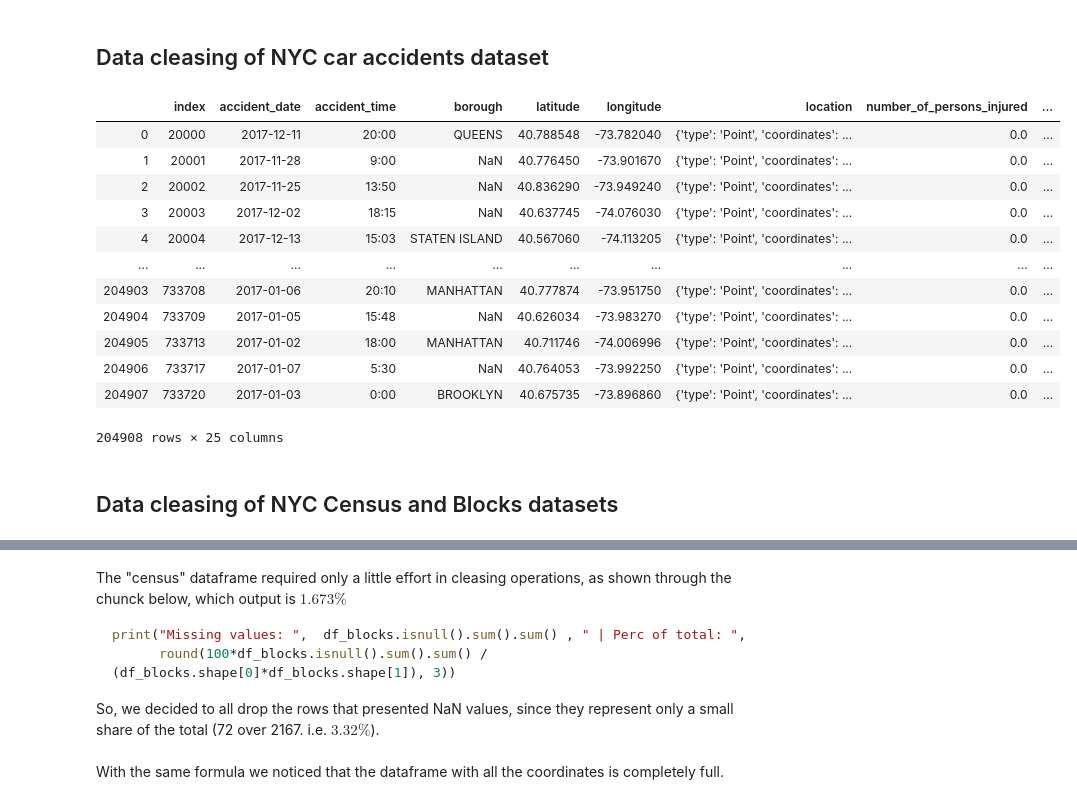
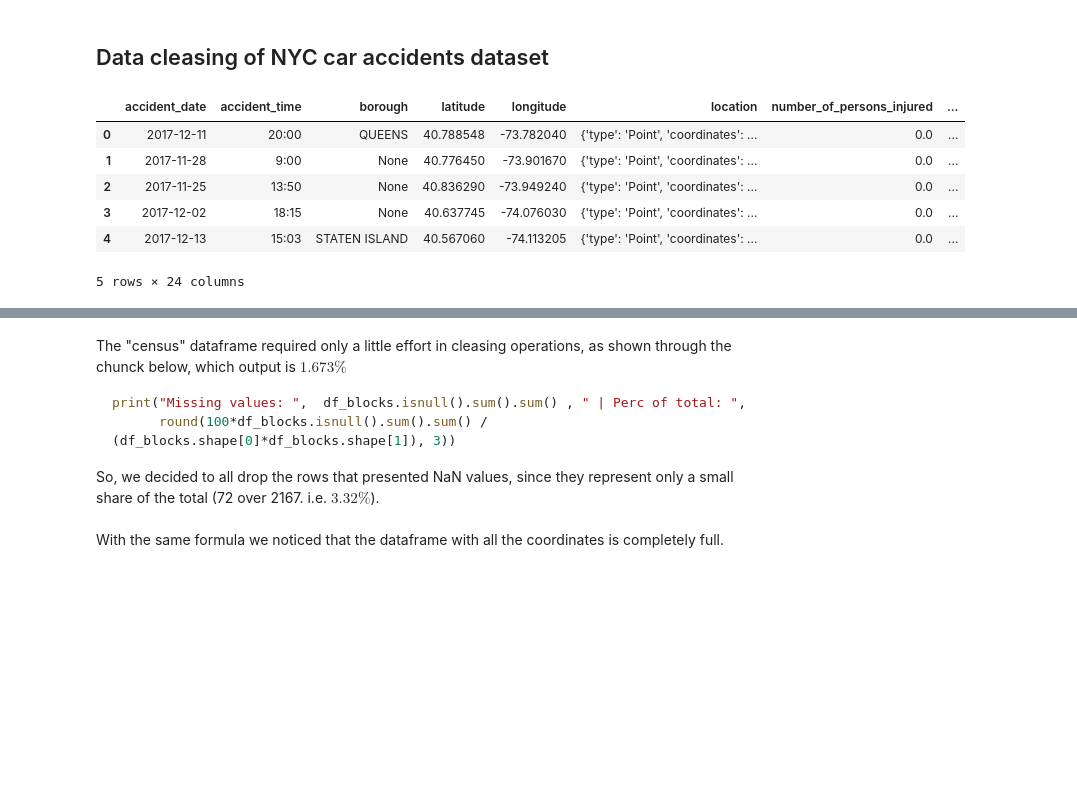
Before and after one commit to giuliosmall/Predicting-Energy-Consumption, a Jupyter notebook: Project_LISA.ipynb, the cells around one changed output, grey strips where cells are left out. Drawn from its saved outputs; the diff is of its cells as text; code cells hidden in the pictures; blank space fills up the shorter version.

```diff
--- a/Project_LISA.ipynb
+++ b/Project_LISA.ipynb
@@ -32,8 +32,7 @@ import Data_cleaner as cle
 # filename = "/Users/matti/Desktop/BA Second Year/3. Lab of Information systems and analytics/3. Project/NYC_Airbnb_2017.csv"
 # filename1 = "/Users/matti/Desktop/BA Second Year/3. Lab of Information systems and analytics/3. Project/NYC_house_price.csv"
 # %%
-airbnb = pd.read_csv("/Users/matti/Desktop/BA Second Year/3. Lab of Information systems and analytics/3. Project/NYC_Airbnb_2017.csv",
-                    low_memory = False)
-house_price = pd.read_csv("/Users/matti/Desktop/BA Second Year/3. Lab of Information systems and analytics/3. Project/NYC_house_price.csv")
-crashes = pd.read_csv("/Users/matti/Desktop/nypd-motor-vehicle-collisions.csv", low_memory = False)
+airbnb = pd.read_csv("/Users/giuliopiccolo/Desktop/lab/project/dataset/NYC_Airbnb_2017.csv", low_memory = False)
+house_price = pd.read_csv("/Users/giuliopiccolo/Desktop/lab/project/dataset/NYC_house_price.csv")
+crashes = pd.read_csv("/Users/giuliopiccolo/Desktop/lab/project/dataset/NYC_collision.csv", low_memory = False)
 # %% [markdown]
@@ -150,20 +155,12 @@ print(len(mylist))
 ## Data cleasing of NYC car accidents dataset
 # %%
 df_crash = cleaner.crash_cleaner(crashes)
-df_crash
+df_crash.head()
 # %% [output]
-|  | index | accident_date | accident_time | borough | latitude | longitude | location | number_of_persons_injured | ... |
-| 0 | 20000 | 2017-12-11 | 20:00 | QUEENS | 40.788548 | -73.782040 | {'type': 'Point', 'coordinates': ... | 0.0 | ... |
-| 1 | 20001 | 2017-11-28 | 9:00 | NaN | 40.776450 | -73.901670 | {'type': 'Point', 'coordinates': ... | 0.0 | ... |
-| 2 | 20002 | 2017-11-25 | 13:50 | NaN | 40.836290 | -73.949240 | {'type': 'Point', 'coordinates': ... | 0.0 | ... |
-| 3 | 20003 | 2017-12-02 | 18:15 | NaN | 40.637745 | -74.076030 | {'type': 'Point', 'coordinates': ... | 0.0 | ... |
-| 4 | 20004 | 2017-12-13 | 15:03 | STATEN ISLAND | 40.567060 | -74.113205 | {'type': 'Point', 'coordinates': ... | 0.0 | ... |
-| ... | ... | ... | ... | ... | ... | ... | ... | ... | ... |
-| 204903 | 733708 | 2017-01-06 | 20:10 | MANHATTAN | 40.777874 | -73.951750 | {'type': 'Point', 'coordinates': ... | 0.0 | ... |
-| 204904 | 733709 | 2017-01-05 | 15:48 | NaN | 40.626034 | -73.983270 | {'type': 'Point', 'coordinates': ... | 0.0 | ... |
-| 204905 | 733713 | 2017-01-02 | 18:00 | MANHATTAN | 40.711746 | -74.006996 | {'type': 'Point', 'coordinates': ... | 0.0 | ... |
-| 204906 | 733717 | 2017-01-07 | 5:30 | NaN | 40.764053 | -73.992250 | {'type': 'Point', 'coordinates': ... | 0.0 | ... |
-| 204907 | 733720 | 2017-01-03 | 0:00 | BROOKLYN | 40.675735 | -73.896860 | {'type': 'Point', 'coordinates': ... | 0.0 | ... |
+|  | accident_date | accident_time | borough | latitude | longitude | location | number_of_persons_injured | ... |
+| 0 | 2017-12-11 | 20:00 | QUEENS | 40.788548 | -73.782040 | {'type': 'Point', 'coordinates': ... | 0.0 | ... |
+| 1 | 2017-11-28 | 9:00 | None | 40.776450 | -73.901670 | {'type': 'Point', 'coordinates': ... | 0.0 | ... |
+| 2 | 2017-11-25 | 13:50 | None | 40.836290 | -73.949240 | {'type': 'Point', 'coordinates': ... | 0.0 | ... |
+| 3 | 2017-12-02 | 18:15 | None | 40.637745 | -74.076030 | {'type': 'Point', 'coordinates': ... | 0.0 | ... |
+| 4 | 2017-12-13 | 15:03 | STATEN ISLAND | 40.567060 | -74.113205 | {'type': 'Point', 'coordinates': ... | 0.0 | ... |
-204908 rows × 25 columns
+5 rows × 24 columns
-# %% [markdown]
-## Data cleasing of NYC Census and Blocks datasets
```
Also changed, not shown: parts of 16 cells of this notebook, 1 other file.
